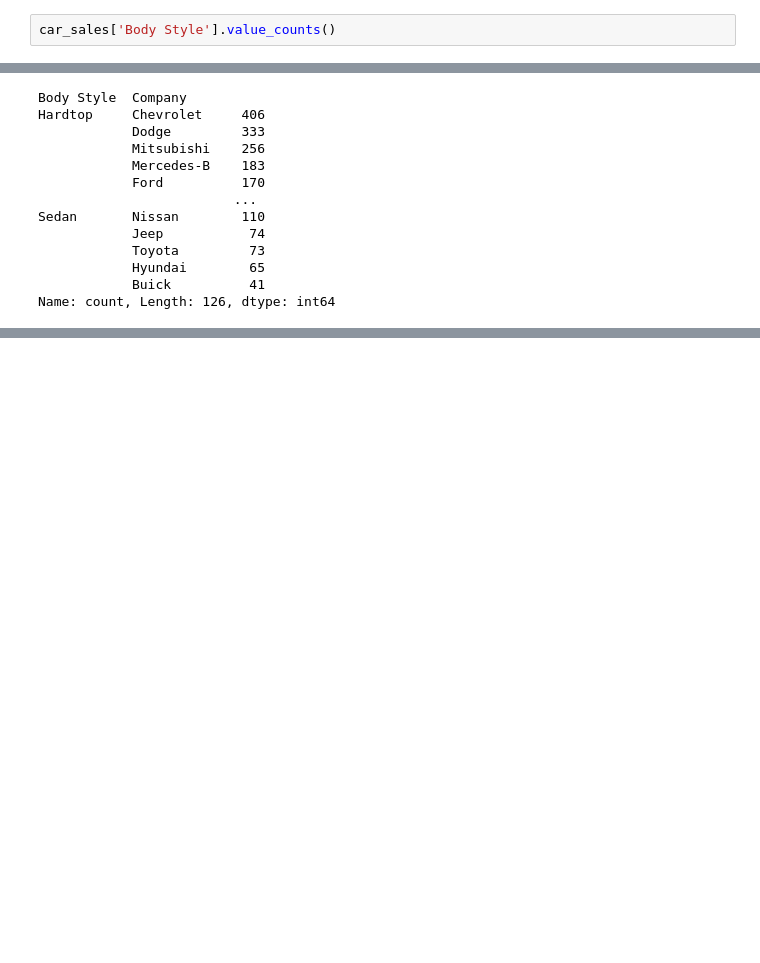
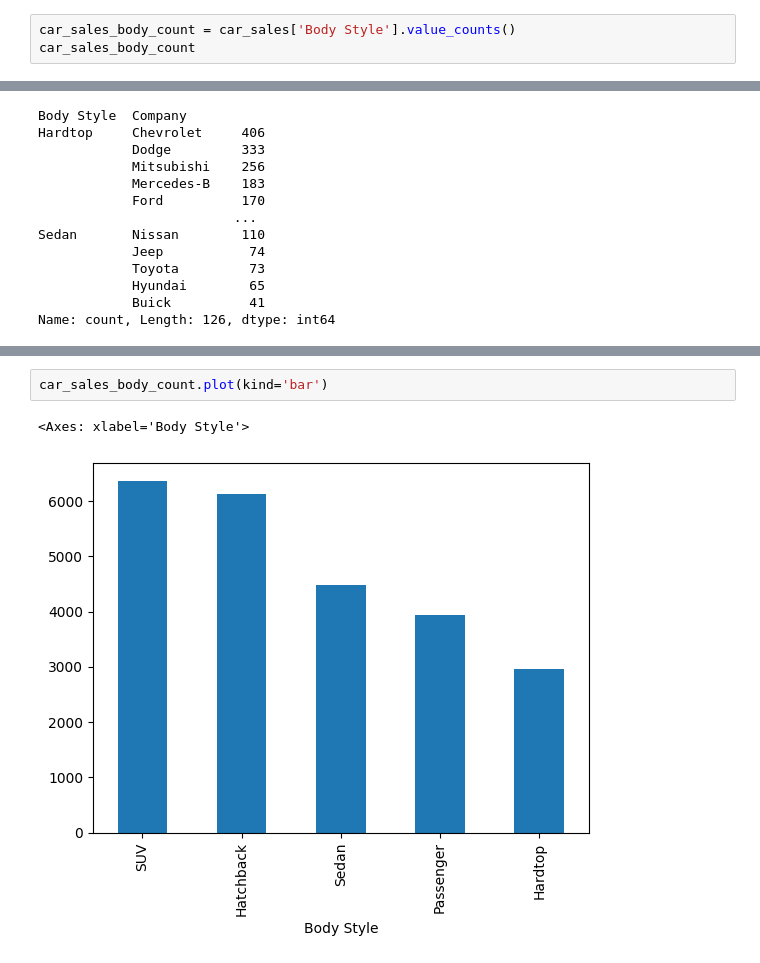
Before and after one commit to leolion023/Travis_Helton_car_sales, a Jupyter notebook: src/Notebooks/car_sales.ipynb, the cells around one changed output, grey strips where cells are left out. Cells and saved outputs as stored; diff of their text form; blank space fills up the shorter version.

```diff
--- a/src/Notebooks/car_sales.ipynb
+++ b/src/Notebooks/car_sales.ipynb
@@ -127,7 +127,8 @@ Phone            0
 Dealer Region    0
 dtype: int64
 # %%
-car_sales['Body Style'].value_counts()
+car_sales_body_count = car_sales['Body Style'].value_counts()
+car_sales_body_count
 # %% [output]
 Body Style
 SUV          6374
@@ -183,0 +188,5 @@ pivot_company_maker.plot(kind='bar',stacked=True,figsize=(20,10))
+# %%
+car_sales_body_count.plot(kind='bar')
+# %% [output]
+<Axes: xlabel='Body Style'>
+[figure, added]
```
Also changed, not shown: parts of 5 cells of this notebook.
